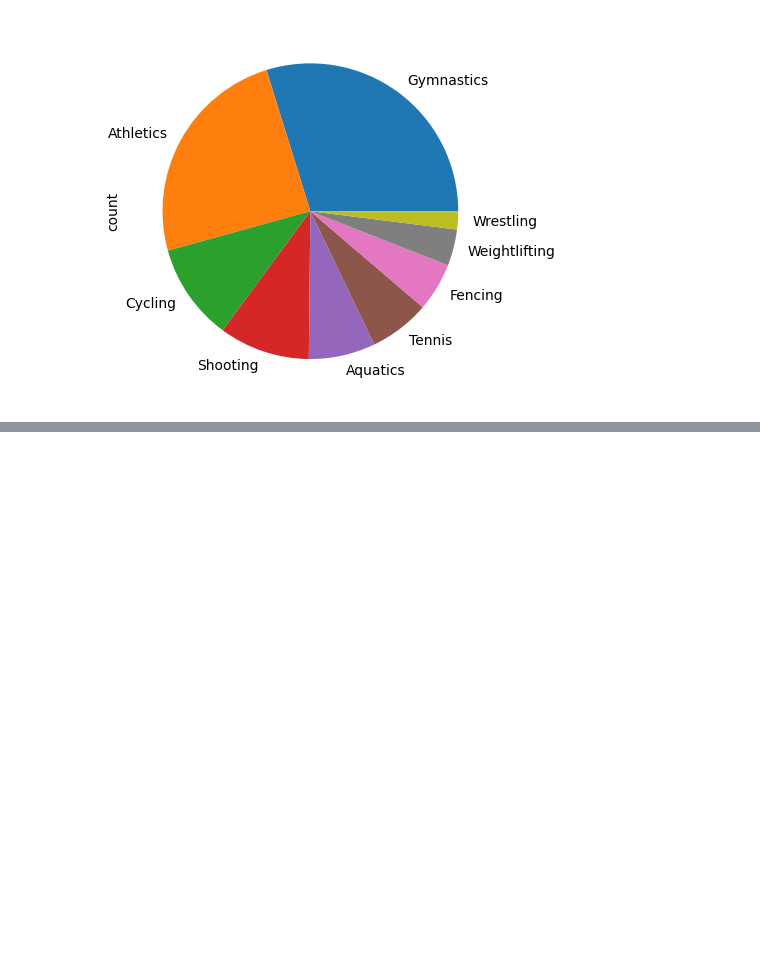
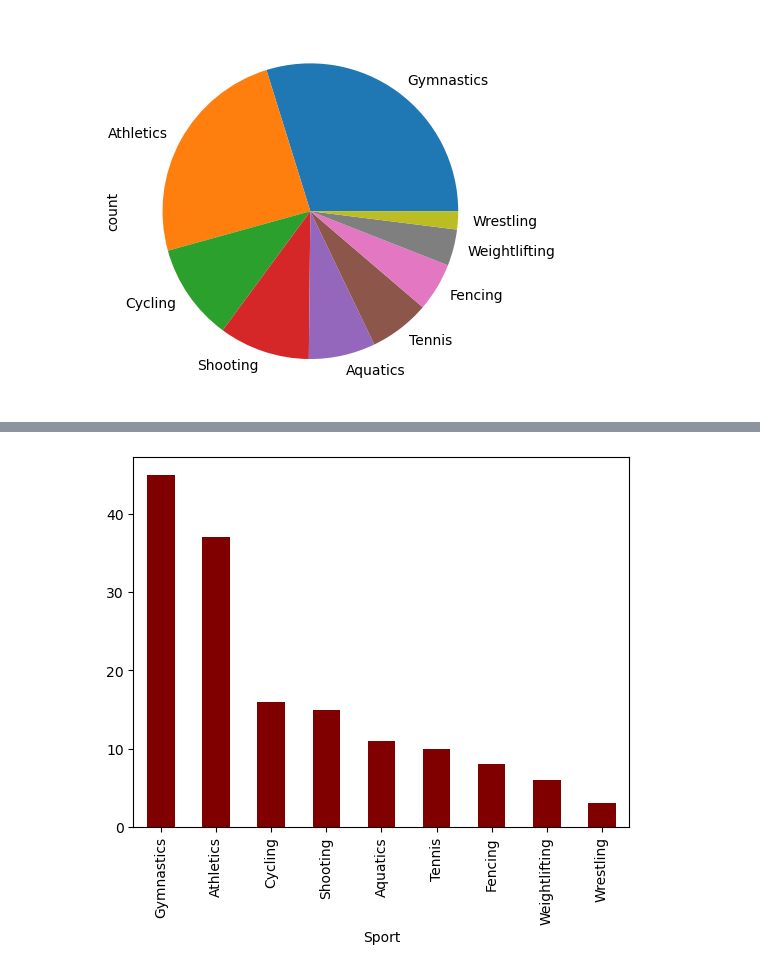
Before and after one commit to osadly/LnkdInLrn, a Jupyter notebook: pandas Essential Training/Ch05-Basic Plotting.ipynb, the cells around one changed output, grey strips where cells are left out. Drawn from its saved outputs; the diff is of its cells as text; code cells hidden in the pictures; blank space fills up the shorter version.

```diff
--- a/pandas Essential Training/Ch05-Basic Plotting.ipynb
+++ b/pandas Essential Training/Ch05-Basic Plotting.ipynb
@@ -87,0 +92,4 @@ foDF.Sport.value_counts().plot(kind='pie');
+# %%
+foDF.Sport.value_counts().plot(kind='bar',color='maroon');
+# %% [output]
+[figure, added]
```
Also changed, not shown: parts of 7 cells of this notebook.
